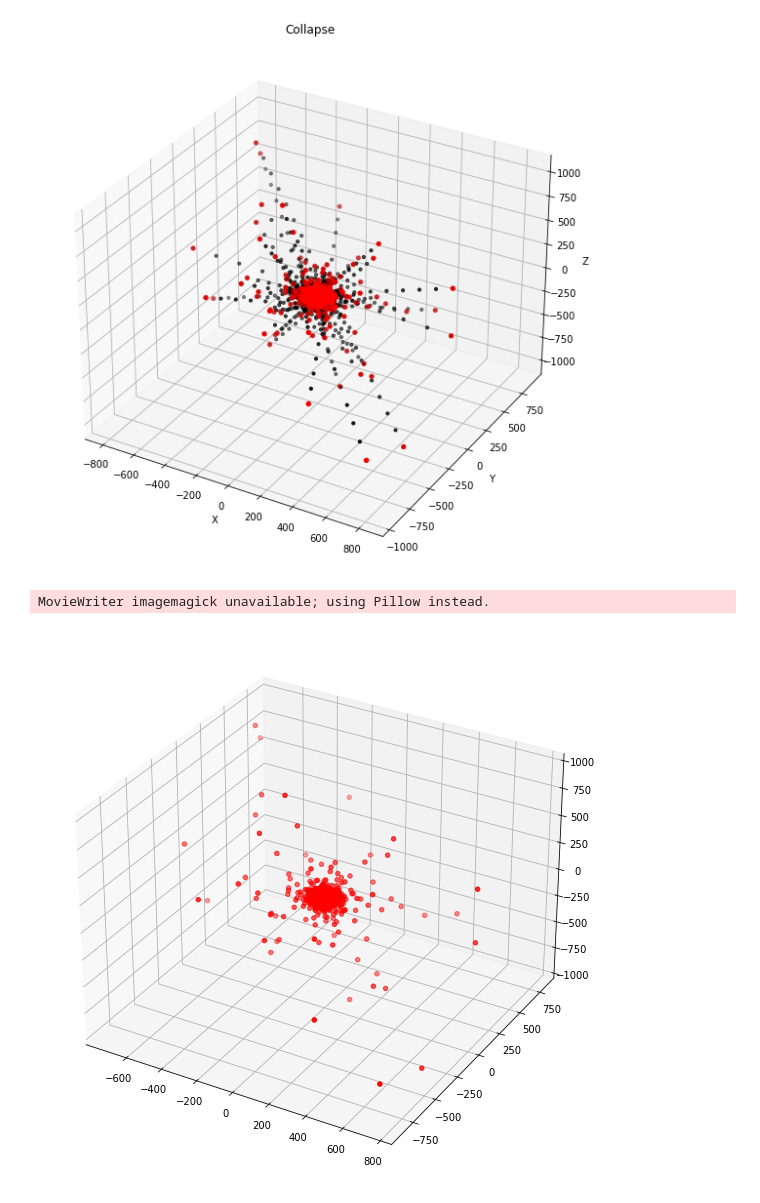
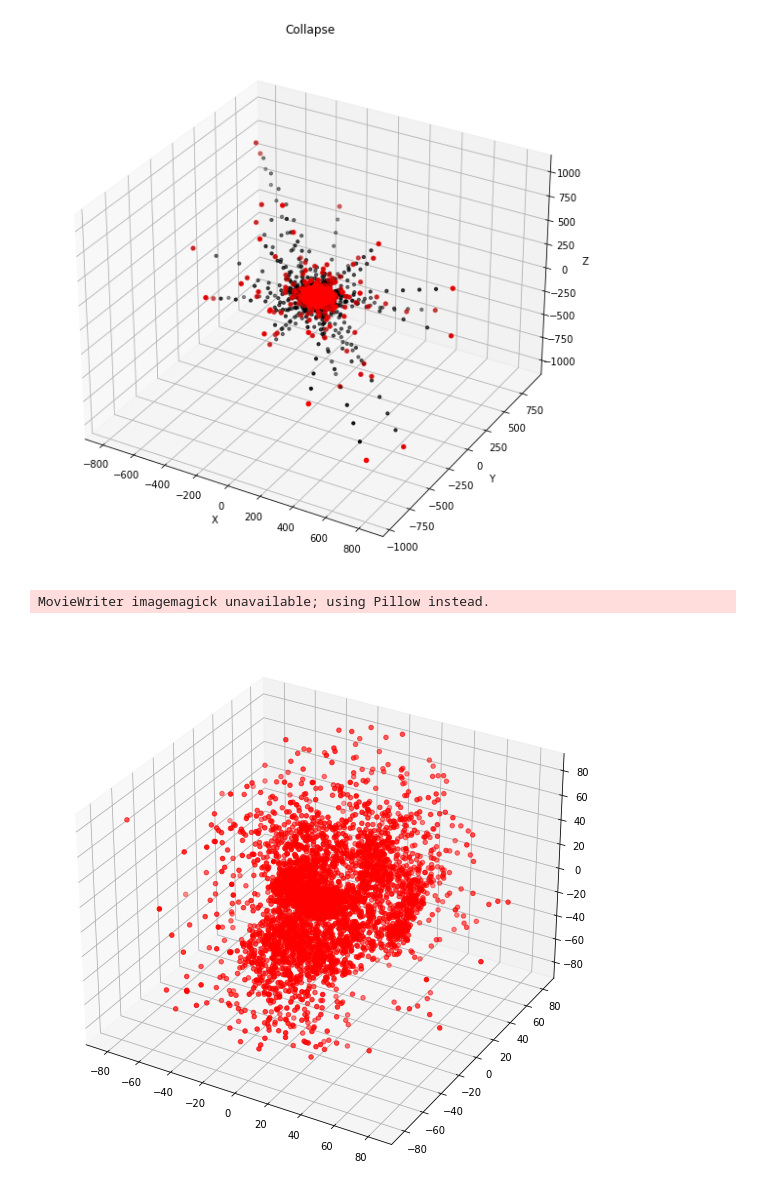
Before and after one commit to malvibellotti/Dynamics_experience3, a Jupyter notebook: Treecode_plots.ipynb, the cells around one changed output. Saved outputs shown, nothing was run; the diff lists cells and outputs as text; code cells hidden in the pictures.

```diff
--- a/Treecode_plots.ipynb
+++ b/Treecode_plots.ipynb
@@ -98,26 +98,26 @@ plt.show()
 # %%
 num_frames = len(data_coordinates) // N
 #num_frames = n_outputs
 
 def update(frame):
     start_idx = frame * N
     end_idx = (frame + 1) * N
     scat._offsets3d = (x[start_idx:end_idx], y[start_idx:end_idx], z[start_idx:end_idx])
     return scat,
 
 fig = plt.figure(figsize=(10,10))
 ax = fig.add_subplot(111, projection='3d')
 
 scat = ax.scatter(x[:N], y[:N], z[:N], c='r', marker='o')
 
-ax.set_xlim(np.min(x), np.max(x))
-ax.set_ylim(np.min(y), np.max(y))
-ax.set_zlim(np.min(z), np.max(z))
+ax.set_xlim(-90,90)
+ax.set_ylim(-90,90)
+ax.set_zlim(-90,90)
 
 ani = FuncAnimation(fig, update, frames=num_frames, interval=200)
 ani.save('prova1.gif', writer='imagemagick', fps=10)
 
 plt.show()
 # %% [output]
 MovieWriter imagemagick unavailable; using Pillow instead.
-[figure, old version]
+[figure, new version]
```
Also changed, not shown: parts of 5 cells of this notebook.
